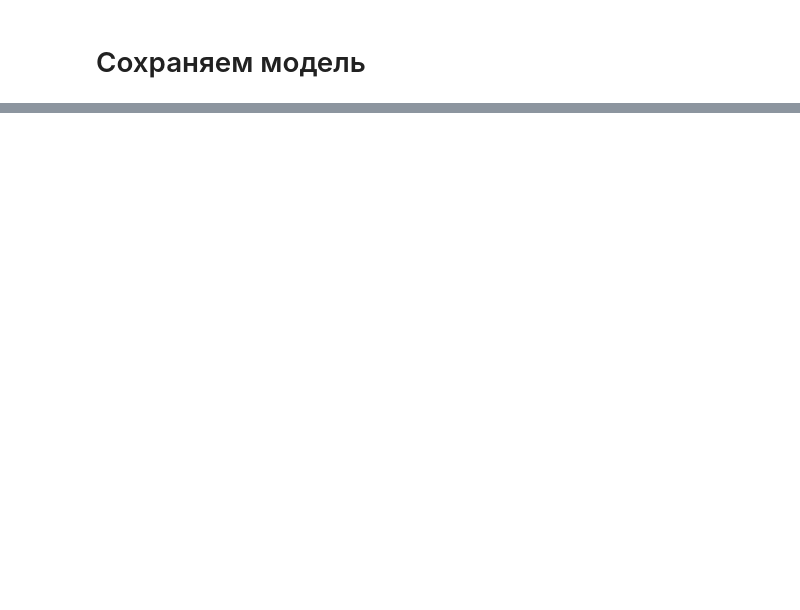
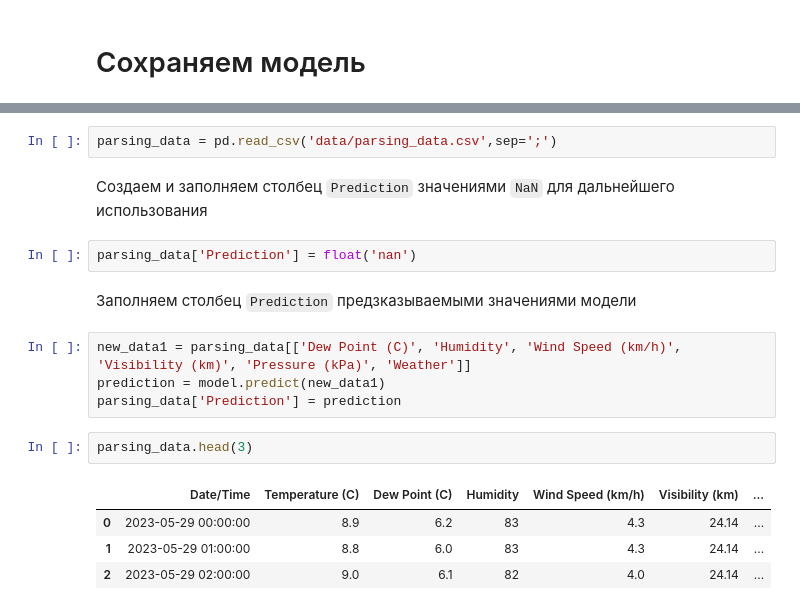
Before and after one commit to kateriina-77/python_project, a Jupyter notebook: weather_ml.ipynb, the cells around one changed output, grey strips where cells are left out. Saved outputs shown, nothing was run; the diff lists cells and outputs as text; blank space fills up the shorter version.

```diff
--- a/weather_ml.ipynb
+++ b/weather_ml.ipynb
@@ -261,0 +272,19 @@ joblib.dump(model,'model.pkl')
+# %%
+parsing_data = pd.read_csv('data/parsing_data.csv',sep=';')
+# %% [markdown]
+Создаем и заполняем столбец `Prediction` значениями `NaN` для дальнейшего использования
+# %%
+parsing_data['Prediction'] = float('nan')
+# %% [markdown]
+Заполняем столбец `Prediction` предзказываемыми значениями модели
+# %%
+new_data1 = parsing_data[['Dew Point (C)', 'Humidity', 'Wind Speed (km/h)', 'Visibility (km)', 'Pressure (kPa)', 'Weather']]
+prediction = model.predict(new_data1)
+parsing_data['Prediction'] = prediction
+# %%
+parsing_data.head(3)
+# %% [output]
+|  | Date/Time | Temperature (C) | Dew Point (C) | Humidity | Wind Speed (km/h) | Visibility (km) | ... |
+| 0 | 2023-05-29 00:00:00 | 8.9 | 6.2 | 83 | 4.3 | 24.14 | ... |
+| 1 | 2023-05-29 01:00:00 | 8.8 | 6.0 | 83 | 4.3 | 24.14 | ... |
+| 2 | 2023-05-29 02:00:00 | 9.0 | 6.1 | 82 | 4.0 | 24.14 | ... |
```
Also changed, not shown: parts of 21 cells of this notebook.
